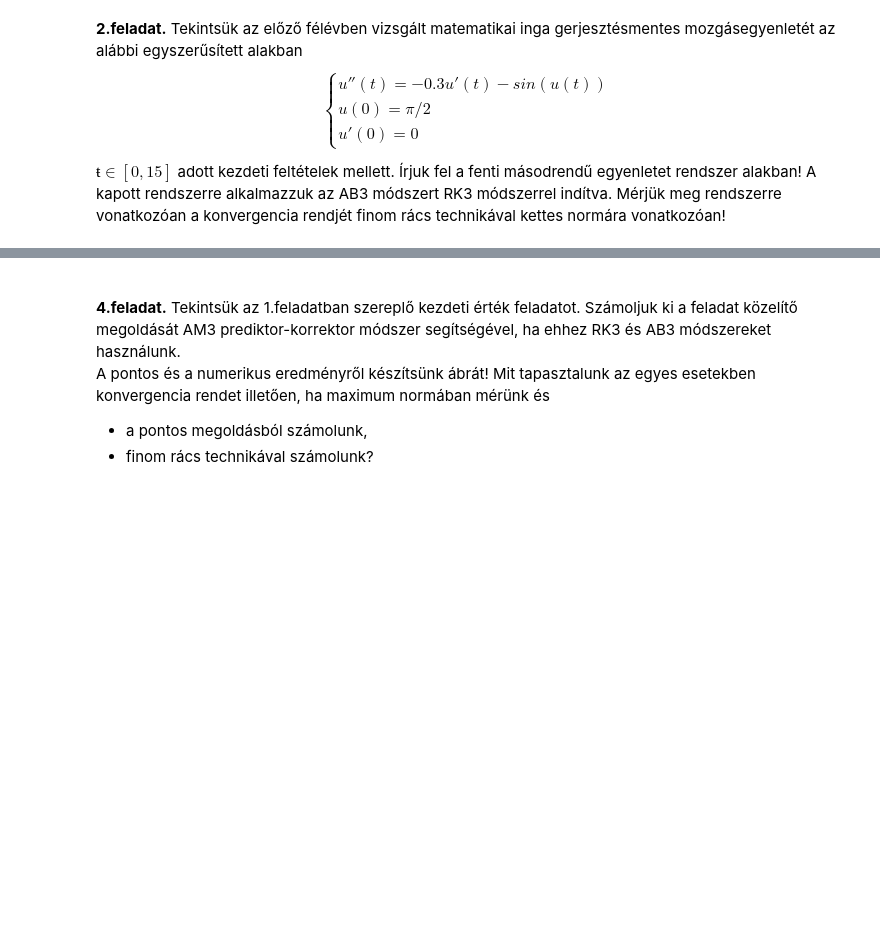
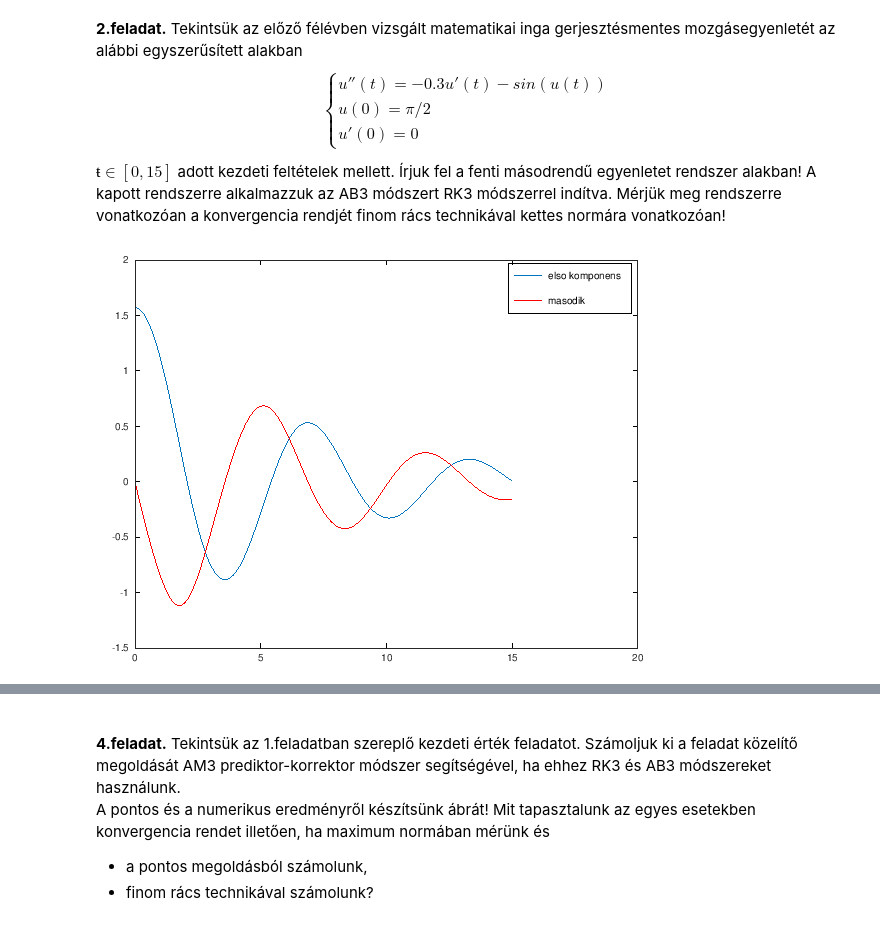
Before and after one commit to feipaat/KozdiffNumerikus2-ELTE-, a Jupyter notebook: 2.feladatsor.ipynb, the cells around one changed output, grey strips where cells are left out. Cells and saved outputs as stored; diff of their text form; code cells hidden in the pictures; blank space fills up the shorter version.

```diff
--- a/2.feladatsor.ipynb
+++ b/2.feladatsor.ipynb
@@ -158,6 +179,15 @@ u'(0)=0&
 \end{cases}
 
 $ŧ\in [0,15]$ adott kezdeti feltételek mellett. Írjuk fel a fenti másodrendű egyenletet rendszer alakban! A kapott rendszerre alkalmazzuk az AB3 módszert RK3 módszerrel indítva. Mérjük meg rendszerre vonatkozóan a konvergencia rendjét finom rács technikával kettes normára vonatkozóan!
+# %%
+% ered=zeros(2,1);
+% ered(1)=y(2);
+% ered(2)=-0.3*y(2)-sin(y(1));
+[h,t,y]=AB3sys(0,15,[pi/2; 0],1000);
+plot(t,y(1,:),t,y(2,:),'r-')
+legend('elso komponens','masodik')
+# %% [output]
+[figure, added]
 # %%
 %% Rendszer esetre AB3 kettes normaban
 
```
Also changed, not shown: parts of 11 cells of this notebook.
